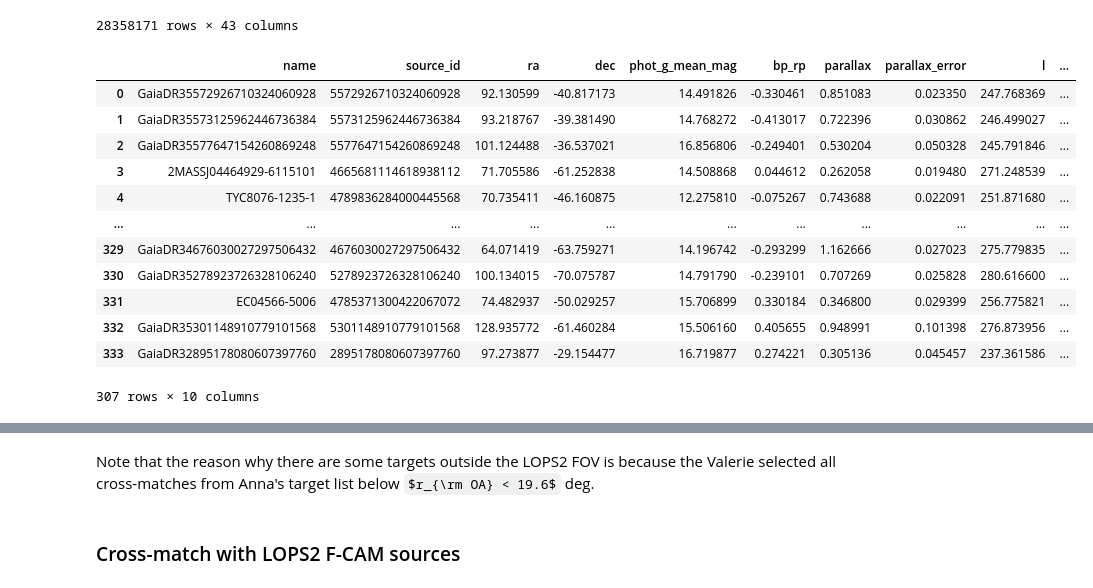
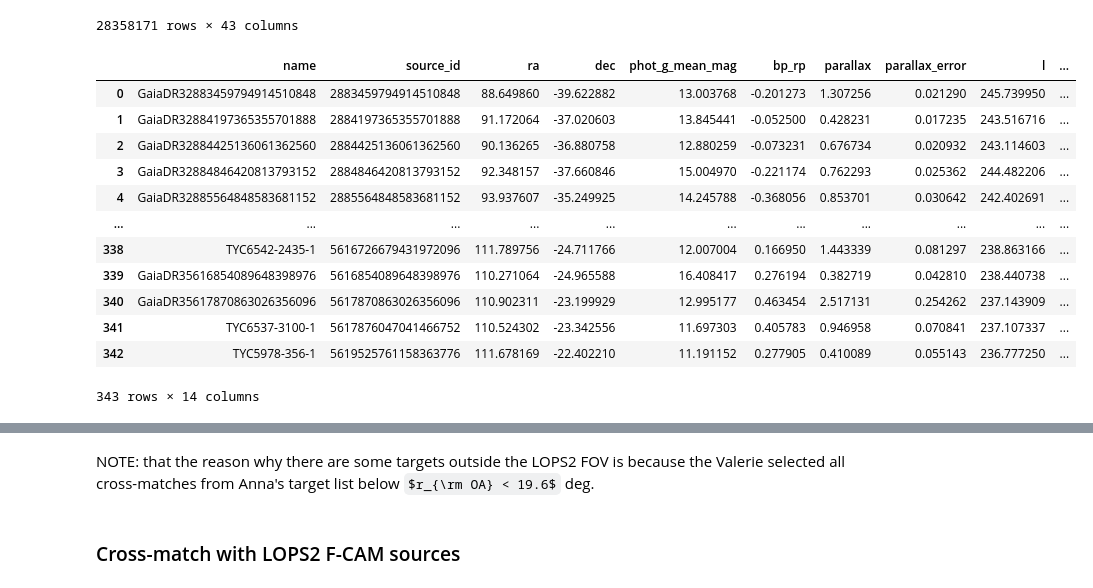
Before and after one commit to ivs-kuleuven/platosim3, a Jupyter notebook: docs/technical/PlatoCS/HotSubdwarfPulsators.ipynb, the cells around one changed output, grey strips where cells are left out. Saved outputs shown, nothing was run; the diff lists cells and outputs as text; code cells hidden in the pictures; some formulas as TeX source.

```diff
--- a/docs/technical/PlatoCS/HotSubdwarfPulsators.ipynb
+++ b/docs/technical/PlatoCS/HotSubdwarfPulsators.ipynb
@@ -81,9 +85,8 @@ fig, ax = pt.plotPlatoFOV(
 ### Cross-match with LOPS2 N-CAM sources
 # %%
 # Load PLATO-CS catalogue
-ds = pd.read_feather(hdir / 'PlatoCS_NCAM_LOPS2.ftr')
-ds.gaiaDR3 = ds.gaiaDR3.astype('int64')
-ds
+df_ncam = pd.read_feather(hdir / 'PlatoCS_NCAM_LOPS2.ftr')
+df_ncam
 # %% [output]
 |  | gaiaDR3 | ra | dec | l | b | Pmag | PBmag | PRmag | Gmag | BP_RP | ... | ... |
 | 0 | 4677205714465503104 | 69.189319 | -62.077491 | 272.671893 | -39.342582 | 1.448518 | 3.785840 | 0.560105 | 1.958775 | 3.770394 | ... | ... |
@@ -100,19 +103,5 @@ ds
 28358171 rows × 43 columns
 # %%
 # Cross-match with catalogues
-dt = df[df['source_id'].isin(ds['gaiaDR3'])]
-dt
+dt_ncam = df[df['source_id'].isin(df_ncam['gaiaDR3'])].sort_values(by='source_id').reset_index(drop=True)
+ds_ncam = df_ncam[df_ncam['gaiaDR3'].isin(dt_ncam['source_id'])].sort_values(by='gaiaDR3').reset_index(drop=True)
-# %% [output]
-|  | name | source_id | ra | dec | phot_g_mean_mag | bp_rp | parallax | parallax_error | l | ... |
-| 0 | GaiaDR35572926710324060928 | 5572926710324060928 | 92.130599 | -40.817173 | 14.491826 | -0.330461 | 0.851083 | 0.023350 | 247.768369 | ... |
-| 1 | GaiaDR35573125962446736384 | 5573125962446736384 | 93.218767 | -39.381490 | 14.768272 | -0.413017 | 0.722396 | 0.030862 | 246.499027 | ... |
-| 2 | GaiaDR35577647154260869248 | 5577647154260869248 | 101.124488 | -36.537021 | 16.856806 | -0.249401 | 0.530204 | 0.050328 | 245.791846 | ... |
-| 3 | 2MASSJ04464929-6115101 | 4665681114618938112 | 71.705586 | -61.252838 | 14.508868 | 0.044612 | 0.262058 | 0.019480 | 271.248539 | ... |
-| 4 | TYC8076-1235-1 | 4789836284000445568 | 70.735411 | -46.160875 | 12.275810 | -0.075267 | 0.743688 | 0.022091 | 251.871680 | ... |
-| ... | ... | ... | ... | ... | ... | ... | ... | ... | ... | ... |
-| 329 | GaiaDR34676030027297506432 | 4676030027297506432 | 64.071419 | -63.759271 | 14.196742 | -0.293299 | 1.162666 | 0.027023 | 275.779835 | ... |
-| 330 | GaiaDR35278923726328106240 | 5278923726328106240 | 100.134015 | -70.075787 | 14.791790 | -0.239101 | 0.707269 | 0.025828 | 280.616600 | ... |
-| 331 | EC04566-5006 | 4785371300422067072 | 74.482937 | -50.029257 | 15.706899 | 0.330184 | 0.346800 | 0.029399 | 256.775821 | ... |
-| 332 | GaiaDR35301148910779101568 | 5301148910779101568 | 128.935772 | -61.460284 | 15.506160 | 0.405655 | 0.948991 | 0.101398 | 276.873956 | ... |
-| 333 | GaiaDR32895178080607397760 | 2895178080607397760 | 97.273877 | -29.154477 | 16.719877 | 0.274221 | 0.305136 | 0.045457 | 237.361586 | ... |
-307 rows × 10 columns
@@ -122,3 +108,24 @@ dt.reset_index(drop=True).to_csv(idir / 'Plato_hot_subdwarf_stars_ncams.csv')
+# %%
+# Columns from Gaia DR3 catalogue
+dt_ncam['Pmag']  = ds_ncam.Pmag
+dt_ncam['PBmag'] = ds_ncam.PBmag
+dt_ncam['PRmag'] = ds_ncam.PRmag
+dt_ncam['ncam']  = ds_ncam.ncam
+dt_ncam
+# %% [output]
+|  | name | source_id | ra | dec | phot_g_mean_mag | bp_rp | parallax | parallax_error | l | ... |
+| 0 | GaiaDR32883459794914510848 | 2883459794914510848 | 88.649860 | -39.622882 | 13.003768 | -0.201273 | 1.307256 | 0.021290 | 245.739950 | ... |
+| 1 | GaiaDR32884197365355701888 | 2884197365355701888 | 91.172064 | -37.020603 | 13.845441 | -0.052500 | 0.428231 | 0.017235 | 243.516716 | ... |
+| 2 | GaiaDR32884425136061362560 | 2884425136061362560 | 90.136265 | -36.880758 | 12.880259 | -0.073231 | 0.676734 | 0.020932 | 243.114603 | ... |
+| 3 | GaiaDR32884846420813793152 | 2884846420813793152 | 92.348157 | -37.660846 | 15.004970 | -0.221174 | 0.762293 | 0.025362 | 244.482206 | ... |
+| 4 | GaiaDR32885564848583681152 | 2885564848583681152 | 93.937607 | -35.249925 | 14.245788 | -0.368056 | 0.853701 | 0.030642 | 242.402691 | ... |
+| ... | ... | ... | ... | ... | ... | ... | ... | ... | ... | ... |
+| 338 | TYC6542-2435-1 | 5616726679431972096 | 111.789756 | -24.711766 | 12.007004 | 0.166950 | 1.443339 | 0.081297 | 238.863166 | ... |
+| 339 | GaiaDR35616854089648398976 | 5616854089648398976 | 110.271064 | -24.965588 | 16.408417 | 0.276194 | 0.382719 | 0.042810 | 238.440738 | ... |
+| 340 | GaiaDR35617870863026356096 | 5617870863026356096 | 110.902311 | -23.199929 | 12.995177 | 0.463454 | 2.517131 | 0.254262 | 237.143909 | ... |
+| 341 | TYC6537-3100-1 | 5617876047041466752 | 110.524302 | -23.342556 | 11.697303 | 0.405783 | 0.946958 | 0.070841 | 237.107337 | ... |
+| 342 | TYC5978-356-1 | 5619525761158363776 | 111.678169 | -22.402210 | 11.191152 | 0.277905 | 0.410089 | 0.055143 | 236.777250 | ... |
+343 rows × 14 columns
 # %%
 # Plot target in Galactic projection
 fig, ax = pt.plotPlatoFOV(
@@ -132,7 +139,7 @@ fig.savefig(fdir / f'starcat_sky_ncams.png', bbox_inches='tight', dpi=200)
 [interactive output not drawn]
 [interactive output not drawn]
 # %% [markdown]
-Note that the reason why there are some targets outside the LOPS2 FOV is because the Valerie selected all cross-matches from Anna's target list below $r_{\rm OA} < 19.6$ deg.
+NOTE: that the reason why there are some targets outside the LOPS2 FOV is because the Valerie selected all cross-matches from Anna's target list below $r_{\rm OA} < 19.6$ deg.
 # %% [markdown]
 ### Cross-match with LOPS2 F-CAM sources
 # %%
```
Also changed, not shown: parts of 39 cells of this notebook.
